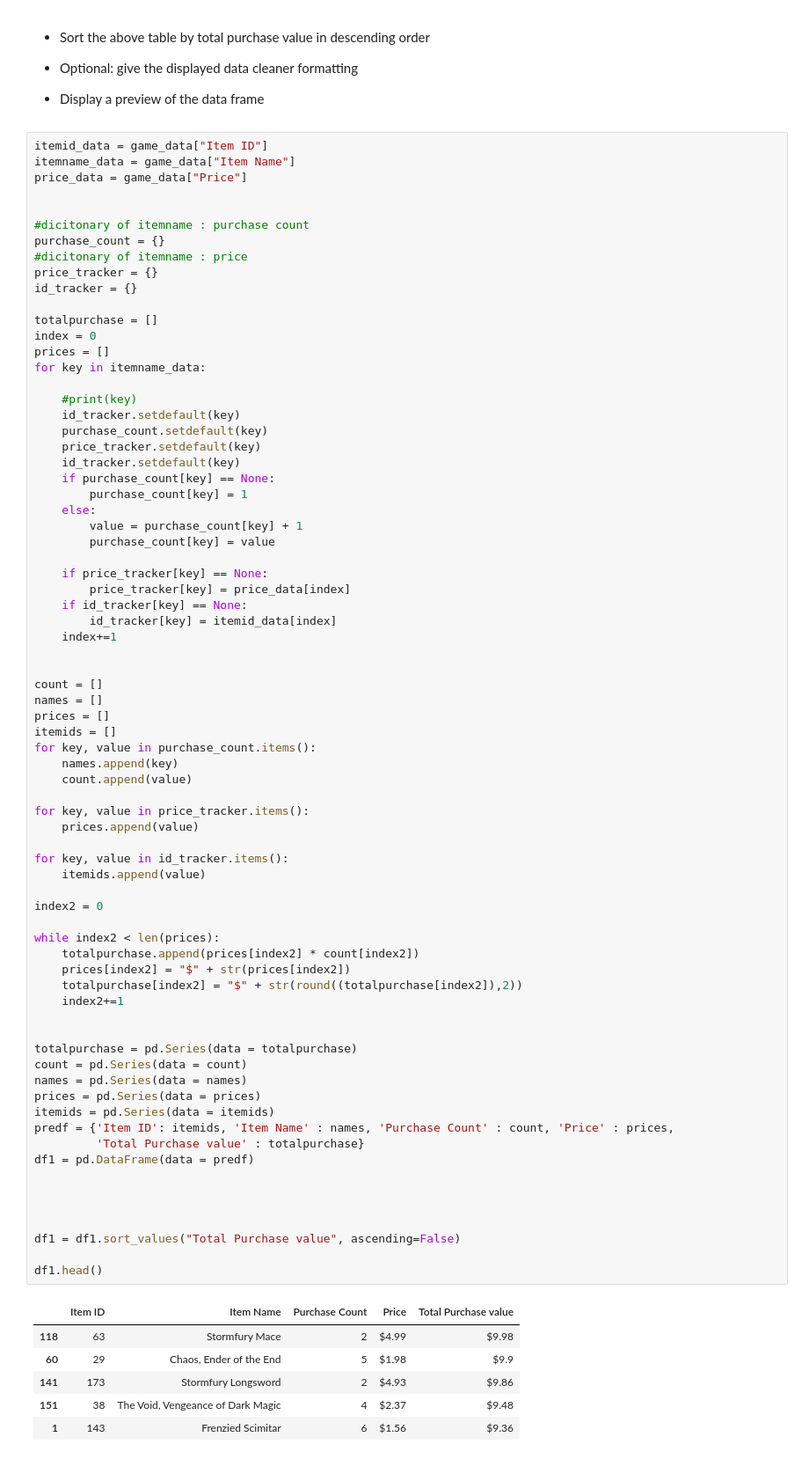
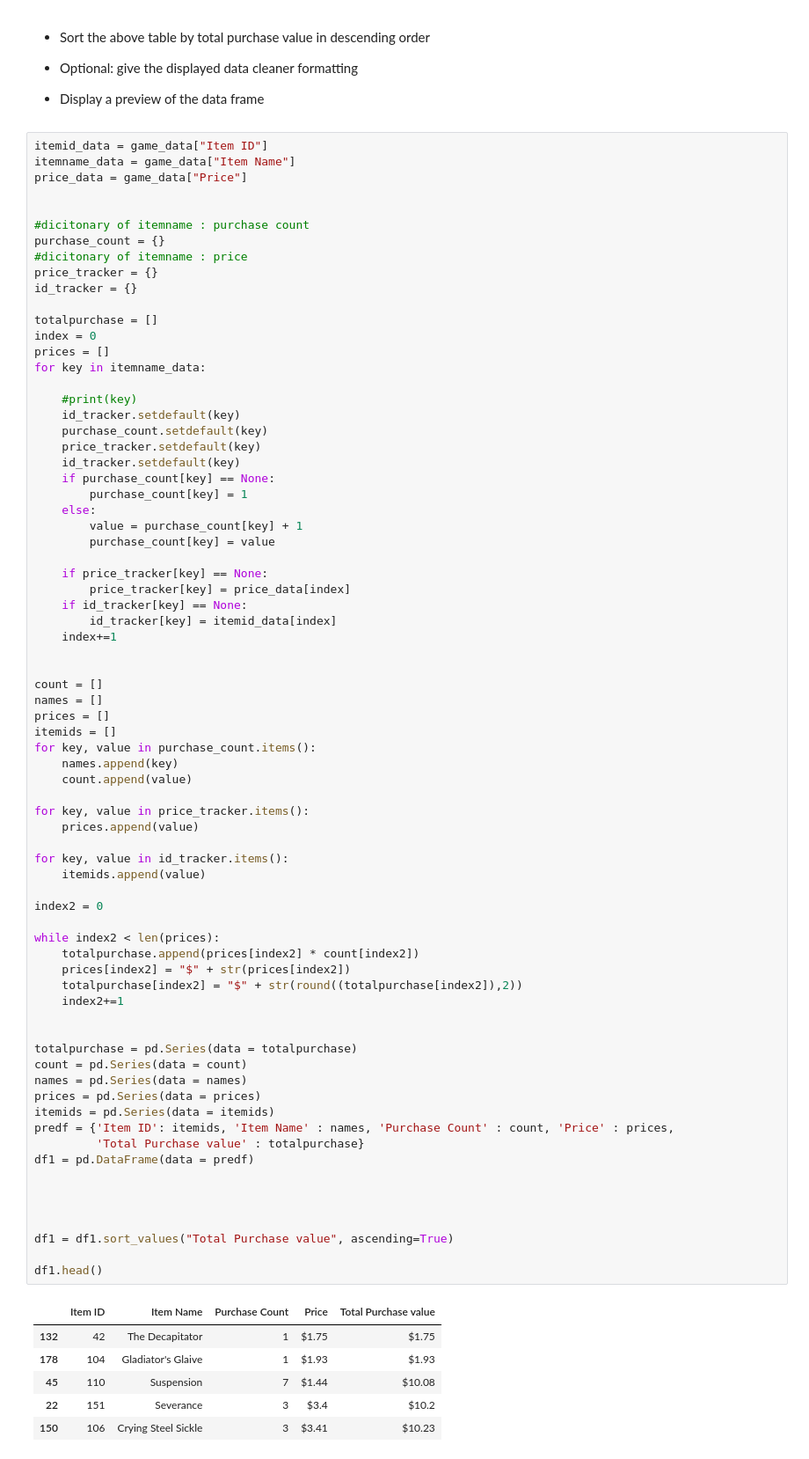
Before and after one commit to jbeachy21/HeroesOfPymoli, a Jupyter notebook: HeroesOfPymoli/HeroesOfPymoli_starter.ipynb, the cells around one changed output. Shown at 88% size. Cells and saved outputs as stored; diff of their text form.

```diff
--- a/HeroesOfPymoli/HeroesOfPymoli_starter.ipynb
+++ b/HeroesOfPymoli/HeroesOfPymoli_starter.ipynb
@@ -563,36 +563,36 @@ for key, value in price_tracker.items():
     prices.append(value)
 
 for key, value in id_tracker.items():
     itemids.append(value)
 
 index2 = 0
 
 while index2 < len(prices):
     totalpurchase.append(prices[index2] * count[index2])
     prices[index2] = "$" + str(prices[index2])
     totalpurchase[index2] = "$" + str(round((totalpurchase[index2]),2))
     index2+=1
 
 
 totalpurchase = pd.Series(data = totalpurchase)
 count = pd.Series(data = count)
 names = pd.Series(data = names)
 prices = pd.Series(data = prices)
 itemids = pd.Series(data = itemids)
 predf = {'Item ID': itemids, 'Item Name' : names, 'Purchase Count' : count, 'Price' : prices,
          'Total Purchase value' : totalpurchase}
 df1 = pd.DataFrame(data = predf)
 
 
 
 
-df1 = df1.sort_values("Total Purchase value", ascending=False)
+df1 = df1.sort_values("Total Purchase value", ascending=True)
 
 df1.head()
 # %% [output]
 |  | Item ID | Item Name | Purchase Count | Price | Total Purchase value |
-| 118 | 63 | Stormfury Mace | 2 | $4.99 | $9.98 |
-| 60 | 29 | Chaos, Ender of the End | 5 | $1.98 | $9.9 |
-| 141 | 173 | Stormfury Longsword | 2 | $4.93 | $9.86 |
-| 151 | 38 | The Void, Vengeance of Dark Magic | 4 | $2.37 | $9.48 |
-| 1 | 143 | Frenzied Scimitar | 6 | $1.56 | $9.36 |
+| 132 | 42 | The Decapitator | 1 | $1.75 | $1.75 |
+| 178 | 104 | Gladiator's Glaive | 1 | $1.93 | $1.93 |
+| 45 | 110 | Suspension | 7 | $1.44 | $10.08 |
+| 22 | 151 | Severance | 3 | $3.4 | $10.2 |
+| 150 | 106 | Crying Steel Sickle | 3 | $3.41 | $10.23 |
```
Also changed, not shown: 1 other file.
